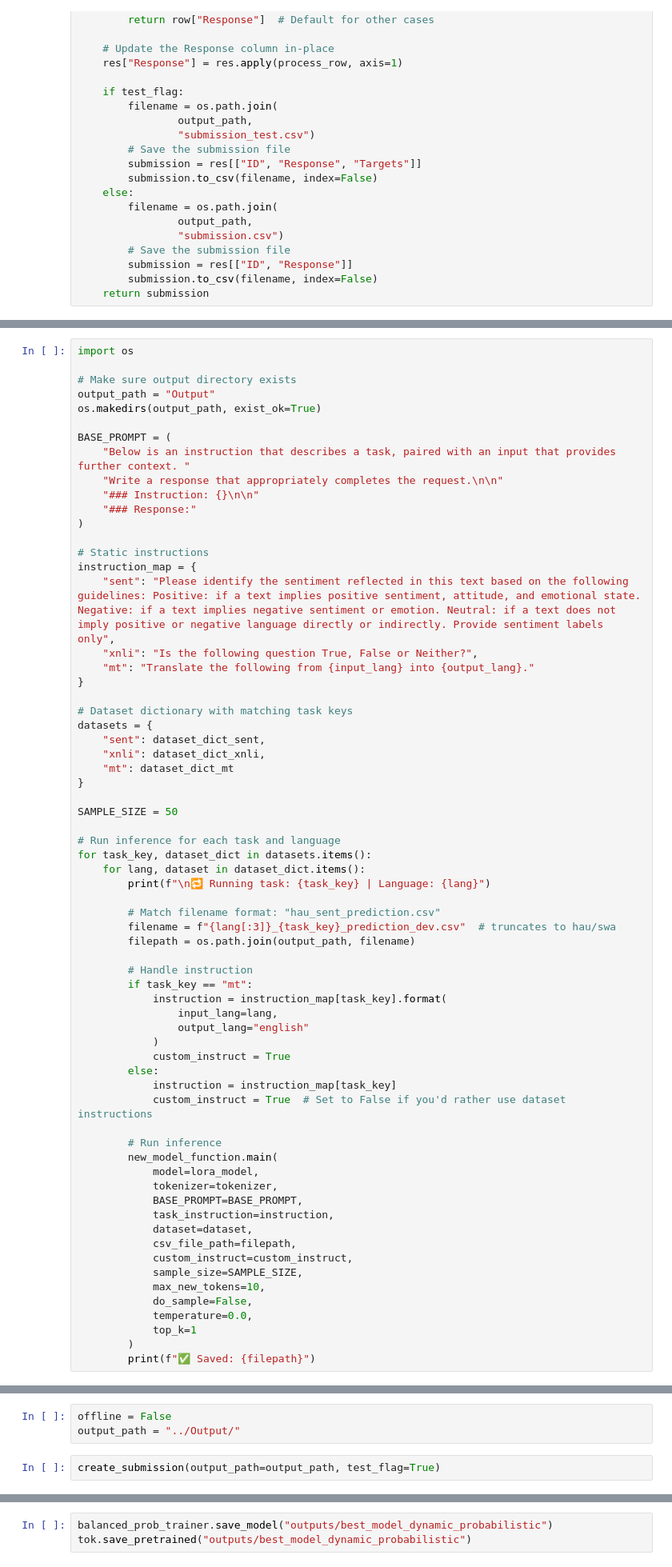
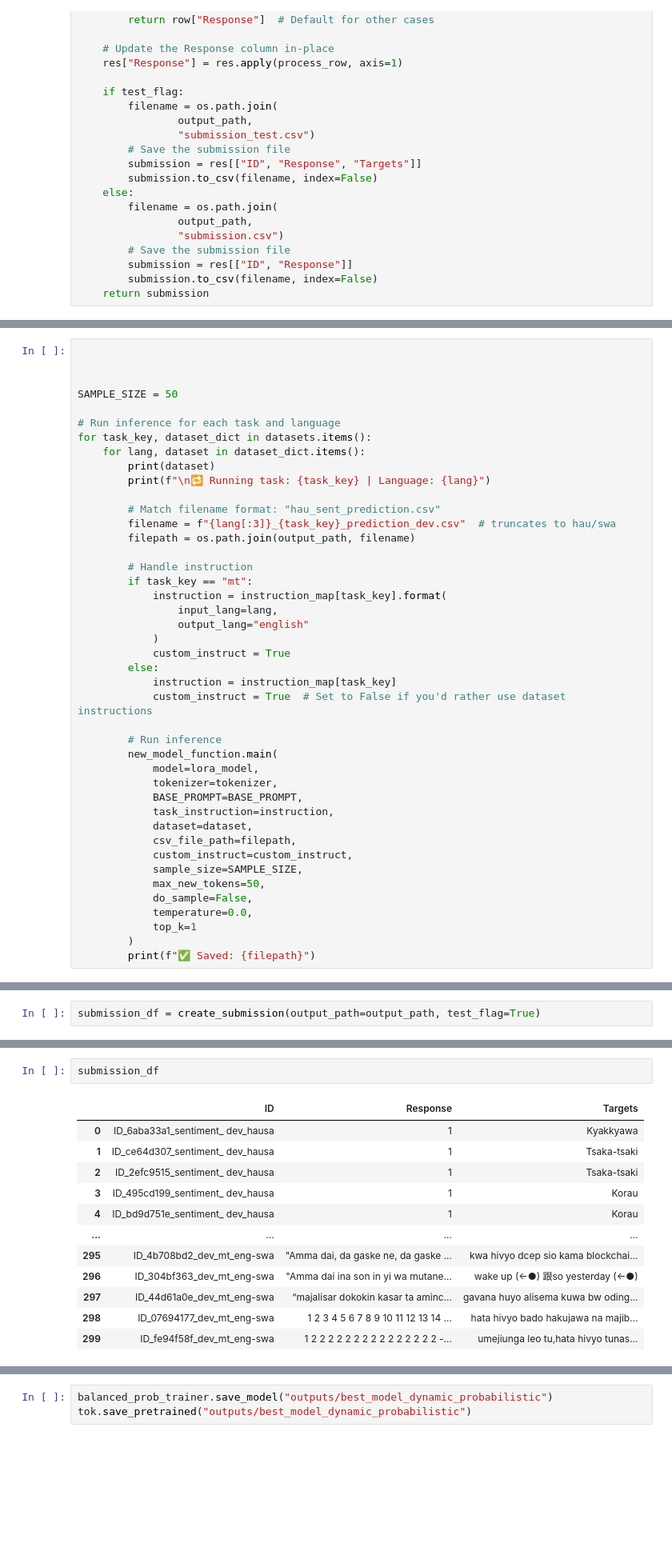
Before and after one commit to melissafasol/InkubaLM-Challenge, a Jupyter notebook: notebooks_EDA/03_ABtesting.ipynb, the cells around one changed output, grey strips where cells are left out. Shown at 80% size. Cells and saved outputs as stored; diff of their text form; blank space fills up the shorter version.

Commit message:
adapted submission function

```diff
--- a/notebooks_EDA/03_ABtesting.ipynb
+++ b/notebooks_EDA/03_ABtesting.ipynb
@@ -378,36 +584,13 @@ def create_submission(output_path, test_flag: bool):
 # %%
-import os
 
-# Make sure output directory exists
-output_path = "Output"
-os.makedirs(output_path, exist_ok=True)
 
-BASE_PROMPT = (
-    "Below is an instruction that describes a task, paired with an input that provides further context. "
-    "Write a response that appropriately completes the request.\n\n"
-    "### Instruction: {}\n\n"
-    "### Response:"
-)
-
-# Static instructions
-instruction_map = {
-    "sent": "Please identify the sentiment reflected in this text based on the following guidelines: Positive: if a text implies positive sentiment, attitude, and emotional state. Negative: if a text implies negative sentiment or emotion. Neutral: if a text does not imply positive or negative language directly or indirectly. Provide sentiment labels only",
-    "xnli": "Is the following question True, False or Neither?",
-    "mt": "Translate the following from {input_lang} into {output_lang}."
-}
-
-# Dataset dictionary with matching task keys
-datasets = {
-    "sent": dataset_dict_sent,
-    "xnli": dataset_dict_xnli,
-    "mt": dataset_dict_mt
-}
 
 SAMPLE_SIZE = 50
 
 # Run inference for each task and language
 for task_key, dataset_dict in datasets.items():
     for lang, dataset in dataset_dict.items():
+        print(dataset)
         print(f"\n🔁 Running task: {task_key} | Language: {lang}")
 
         # Match filename format: "hau_sent_prediction.csv"
@@ -435,7 +618,7 @@ for task_key, dataset_dict in datasets.items():
             csv_file_path=filepath,
             custom_instruct=custom_instruct,
             sample_size=SAMPLE_SIZE,
-            max_new_tokens=10,
+            max_new_tokens=50,
             do_sample=False,
             temperature=0.0,
             top_k=1
@@ -497,6 +773,3 @@ Setting `pad_token_id` to `eos_token_id`:2 for open-end generation.
-# %%
-offline = False
-output_path = "../Output/"
 # %%
-create_submission(output_path=output_path, test_flag=True)
+submission_df = create_submission(output_path=output_path, test_flag=True)
 # %% [output]
@@ -515,0 +793,15 @@ create_submission(output_path=output_path, test_flag=True)
+# %%
+submission_df
+# %% [output]
+|  | ID | Response | Targets |
+| 0 | ID_6aba33a1_sentiment_ dev_hausa | 1 | Kyakkyawa |
+| 1 | ID_ce64d307_sentiment_ dev_hausa | 1 | Tsaka-tsaki |
+| 2 | ID_2efc9515_sentiment_ dev_hausa | 1 | Tsaka-tsaki |
+| 3 | ID_495cd199_sentiment_ dev_hausa | 1 | Korau |
+| 4 | ID_bd9d751e_sentiment_ dev_hausa | 1 | Korau |
+| ... | ... | ... | ... |
+| 295 | ID_4b708bd2_dev_mt_eng-swa | "Amma dai, da gaske ne, da gaske ... | kwa hivyo dcep sio kama blockchai... |
+| 296 | ID_304bf363_dev_mt_eng-swa | "Amma dai ina son in yi wa mutane... | wake up (←●) 跟so yesterday (←●) |
+| 297 | ID_44d61a0e_dev_mt_eng-swa | “majalisar dokokin kasar ta aminc... | gavana huyo alisema kuwa bw oding... |
+| 298 | ID_07694177_dev_mt_eng-swa | 1 2 3 4 5 6 7 8 9 10 11 12 13 14 ... | hata hivyo bado hakujawa na majib... |
+| 299 | ID_fe94f58f_dev_mt_eng-swa | 1 2 2 2 2 2 2 2 2 2 2 2 2 2 2 2 -... | umejiunga leo tu,hata hivyo tunas... |
```
Also changed, not shown: parts of 20 cells of this notebook.
